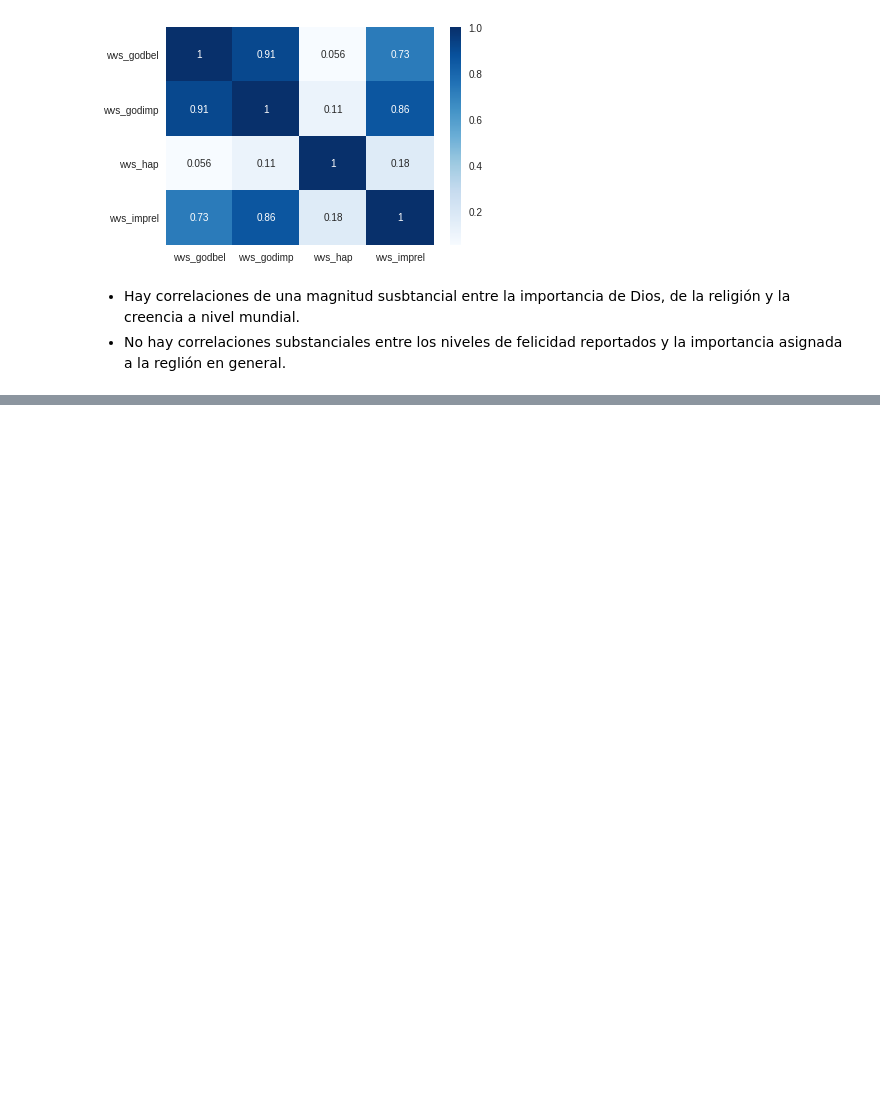
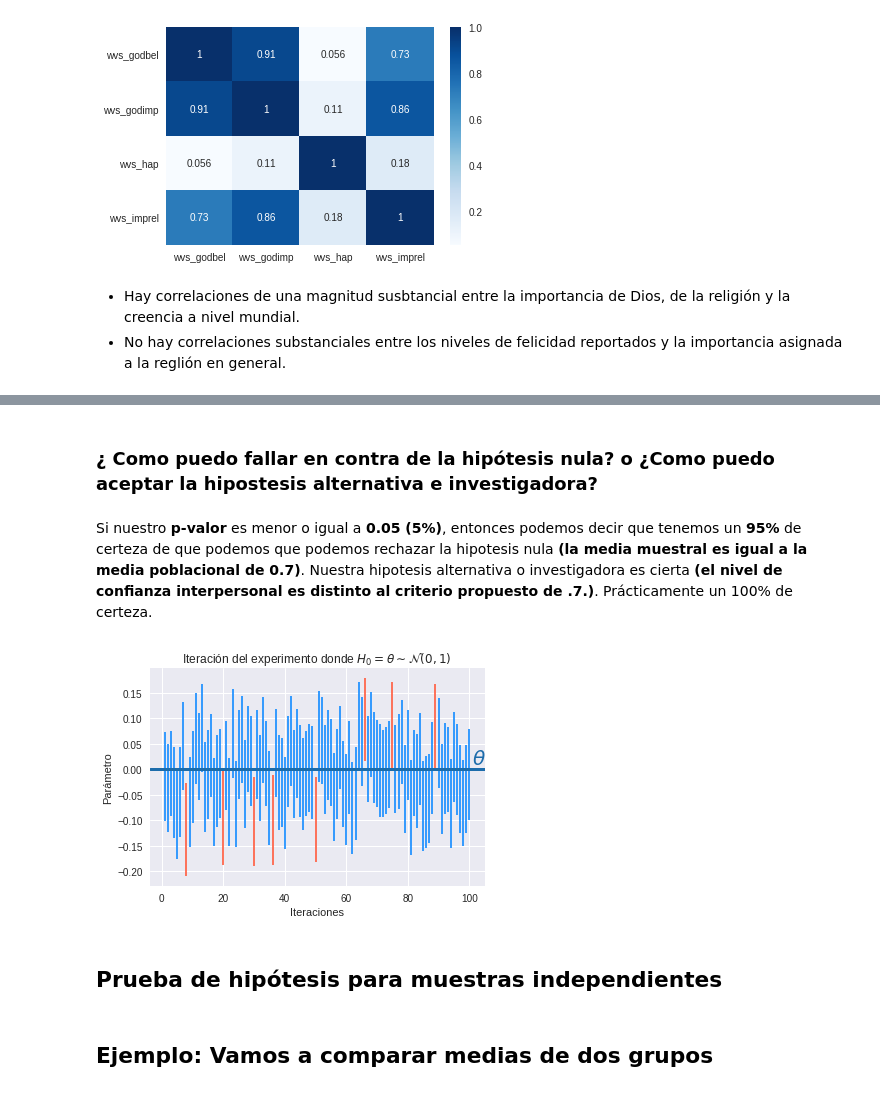
Before and after one commit to vidalchile/data_science_g14, a Jupyter notebook: hipotesis_y_correlacion/contenido_sesion_online/lectura.ipynb, the cells around one changed output, grey strips where cells are left out. Cells and saved outputs as stored; diff of their text form; code cells hidden in the pictures; blank space fills up the shorter version.

```diff
--- a/hipotesis_y_correlacion/contenido_sesion_online/lectura.ipynb
+++ b/hipotesis_y_correlacion/contenido_sesion_online/lectura.ipynb
@@ -377,0 +455,16 @@ asignada a la reglión en general.
+# %% [markdown]
+### ¿ Como puedo fallar en contra de la hipótesis nula? o ¿Como puedo aceptar la hipostesis alternativa e investigadora?
+# %% [markdown]
+Si nuestro <b>p-valor</b> es menor o igual a <b>0.05 (5%)</b>, entonces podemos decir que
+tenemos un <b>95%</b> de certeza de que podemos que podemos rechazar la hipotesis nula <b>(la media muestral
+es igual a la media poblacional de 0.7)</b>.
+Nuestra hipotesis alternativa o investigadora es cierta <b>(el nivel de confianza interpersonal es distinto al criterio propuesto de .7.)</b>. Prácticamente un 100% de certeza.
+# %%
+gfx.confidence_intervals()
+plt.title(r'Iteración del experimento donde $H_{0} = \theta\sim\mathcal{N}(0,1)$');
+# %% [output]
+[figure, added]
+# %% [markdown]
+## Prueba de hipótesis para muestras independientes
+# %% [markdown]
+## Ejemplo: Vamos a comparar medias de dos grupos
```
Also changed, not shown: parts of 46 cells of this notebook, 8 other files.
